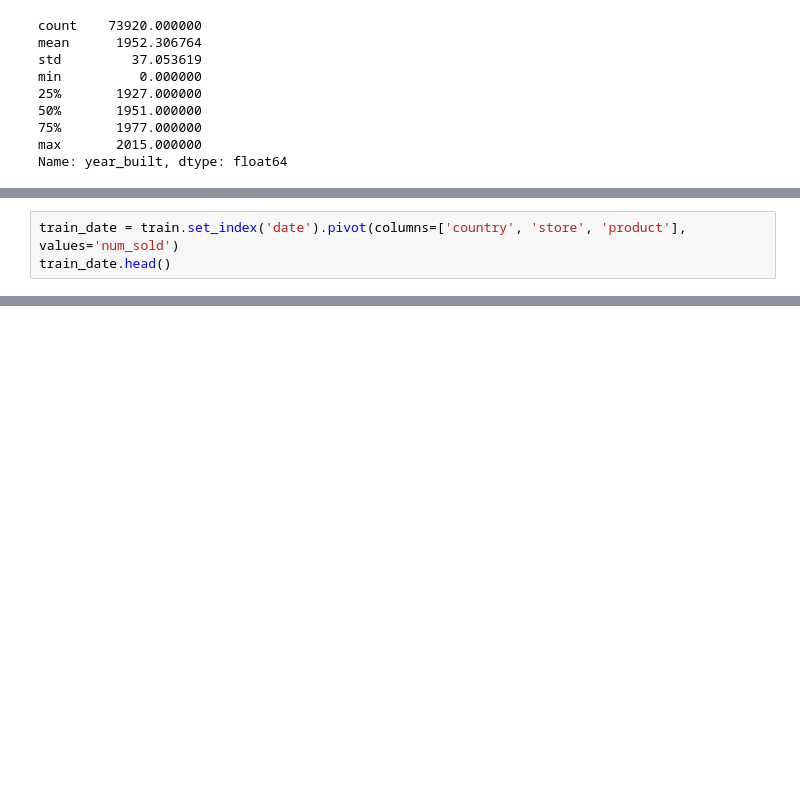
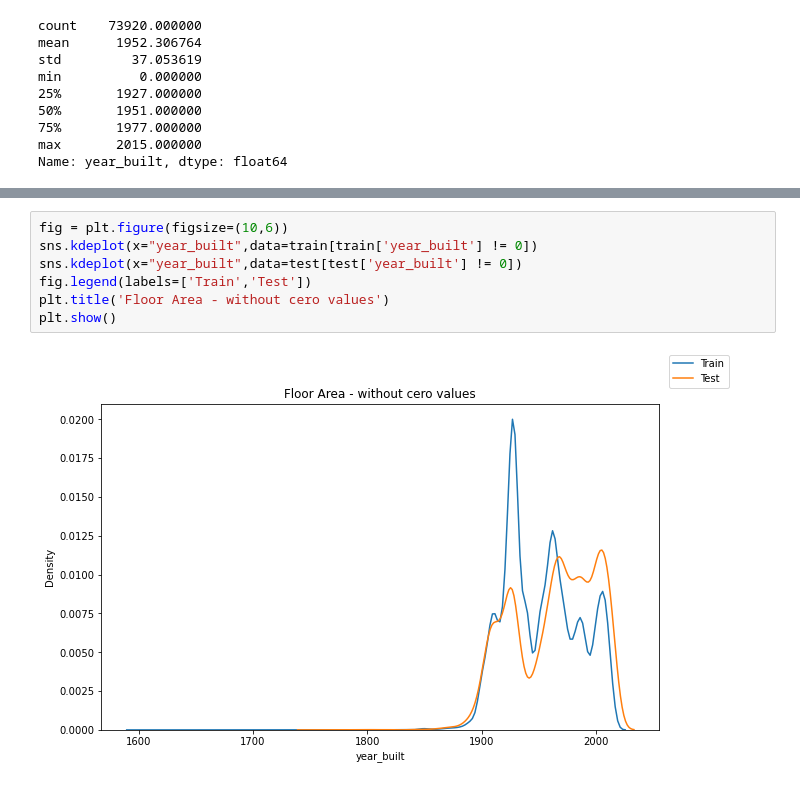
Before and after one commit to ccollado7/wds-datathon-2022, a Jupyter notebook: notebooks/EDA/kaggle-wds-EDA.ipynb, the cells around one changed output, grey strips where cells are left out. Drawn from its saved outputs; the diff is of its cells as text; blank space fills up the shorter version.

```diff
--- a/notebooks/EDA/kaggle-wds-EDA.ipynb
+++ b/notebooks/EDA/kaggle-wds-EDA.ipynb
@@ -519,3 +319,0 @@ for i in countrys:
-# %%
-train_date = train.set_index('date').pivot(columns=['country', 'store', 'product'], values='num_sold')
-train_date.head()
@@ -531,0 +352,9 @@ for i in countrys:
+# %%
+fig = plt.figure(figsize=(10,6))
+sns.kdeplot(x="year_built",data=train[train['year_built'] != 0])
+sns.kdeplot(x="year_built",data=test[test['year_built'] != 0])
+fig.legend(labels=['Train','Test'])
+plt.title('Floor Area - without cero values')
+plt.show()
+# %% [output]
+[figure, added]
```
Also changed, not shown: parts of 67 cells of this notebook.
